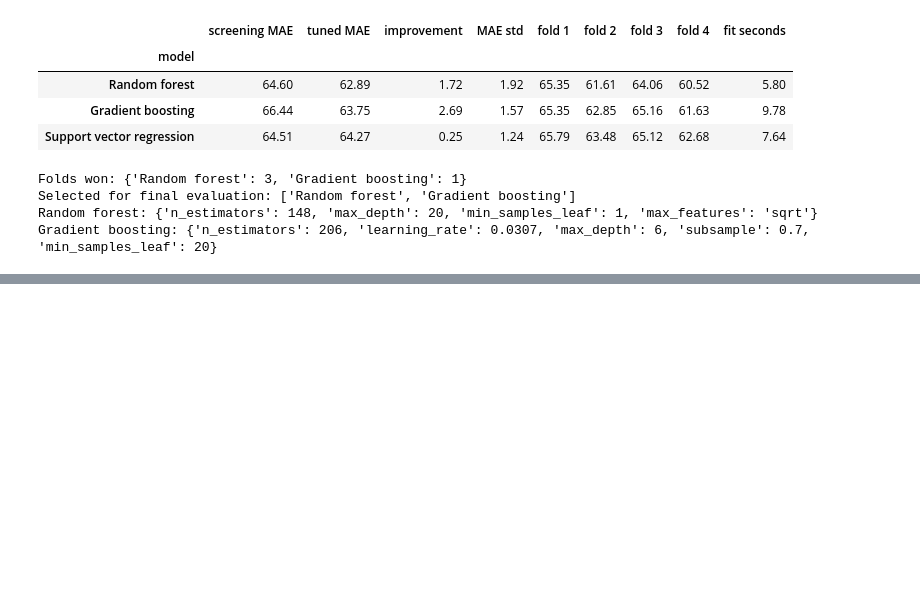
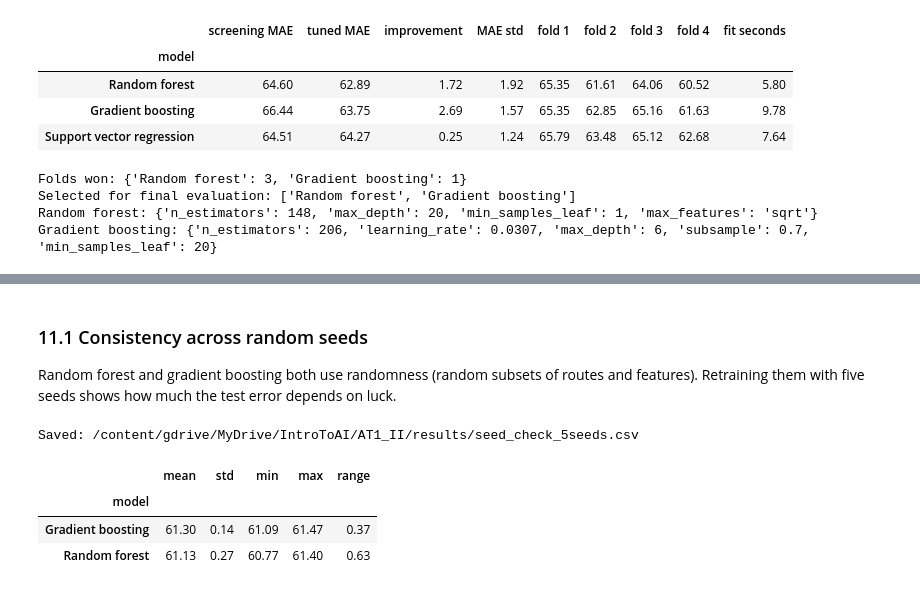
Before and after one commit to brucenguyen0302-code/last-mile-route-duration, a Jupyter notebook: notebooks/AT1_II_route_duration.ipynb, the cells around one changed output, grey strips where cells are left out. Drawn from its saved outputs; the diff is of its cells as text; code cells hidden in the pictures; blank space fills up the shorter version.

```diff
--- a/notebooks/AT1_II_route_duration.ipynb
+++ b/notebooks/AT1_II_route_duration.ipynb
@@ -1085,0 +1140,33 @@ Gradient boosting: {'n_estimators': 206, 'learning_rate': 0.0307, 'max_depth': 6
+# %% [markdown]
+### 11.1 Consistency across random seeds
+
+Random forest and gradient boosting both use randomness (random subsets of routes and features). Retraining them
+with five seeds shows how much the test error depends on luck.
+# %%
+SEEDS = [0, 1, 2, 3, 4]
+SEED_FILE = os.path.join(RESULTS_DIR, 'seed_check_5seeds.csv')
+if os.path.exists(SEED_FILE):
+    seed_check = pd.read_csv(SEED_FILE)
+    print('Loaded:', SEED_FILE)
+else:
+    seed_rows = []
+    for seed in SEEDS:
+        for name, regressor in [
+            ('Random forest', RandomForestRegressor(**BEST_PARAMS['Random forest'], random_state=seed, n_jobs=-1)),
+            ('Gradient boosting', GradientBoostingRegressor(**BEST_PARAMS['Gradient boosting'], random_state=seed)),
+        ]:
+            pipe = make_pipeline(regressor).fit(X_dev, y_dev)
+            seed_rows.append({'model': name, 'seed': seed, **score(y_test, pipe.predict(X_test))})
+    seed_check = pd.DataFrame(seed_rows)
+    seed_check.to_csv(SEED_FILE, index=False)
+    print('Saved:', SEED_FILE)
+
+seed_summary = seed_check.groupby('model')['MAE'].agg(['mean', 'std', 'min', 'max'])
+seed_summary['range'] = seed_summary['max'] - seed_summary['min']
+display(seed_summary.round(3))
+# %% [output]
+Saved: /content/gdrive/MyDrive/IntroToAI/AT1_II/results/seed_check_5seeds.csv
+|  | mean | std | min | max | range |
+| model |  |  |  |  |  |
+| Gradient boosting | 61.30 | 0.14 | 61.09 | 61.47 | 0.37 |
+| Random forest | 61.13 | 0.27 | 60.77 | 61.40 | 0.63 |
```
Also changed, not shown: parts of 4 cells of this notebook.
